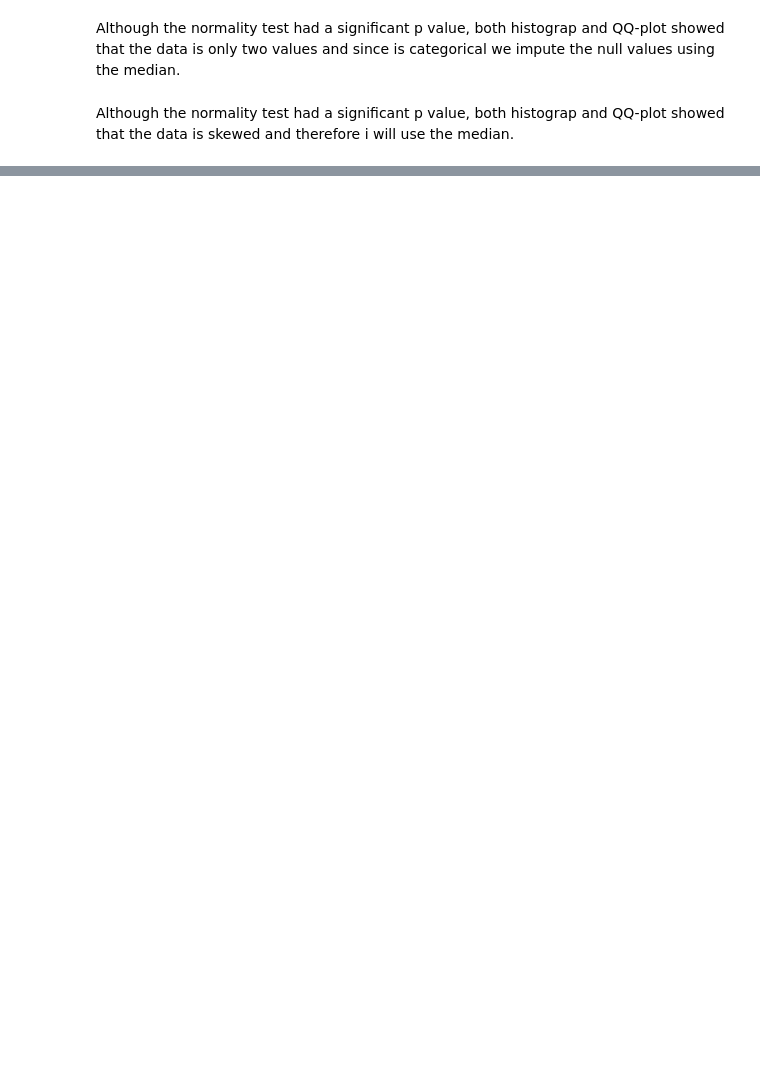
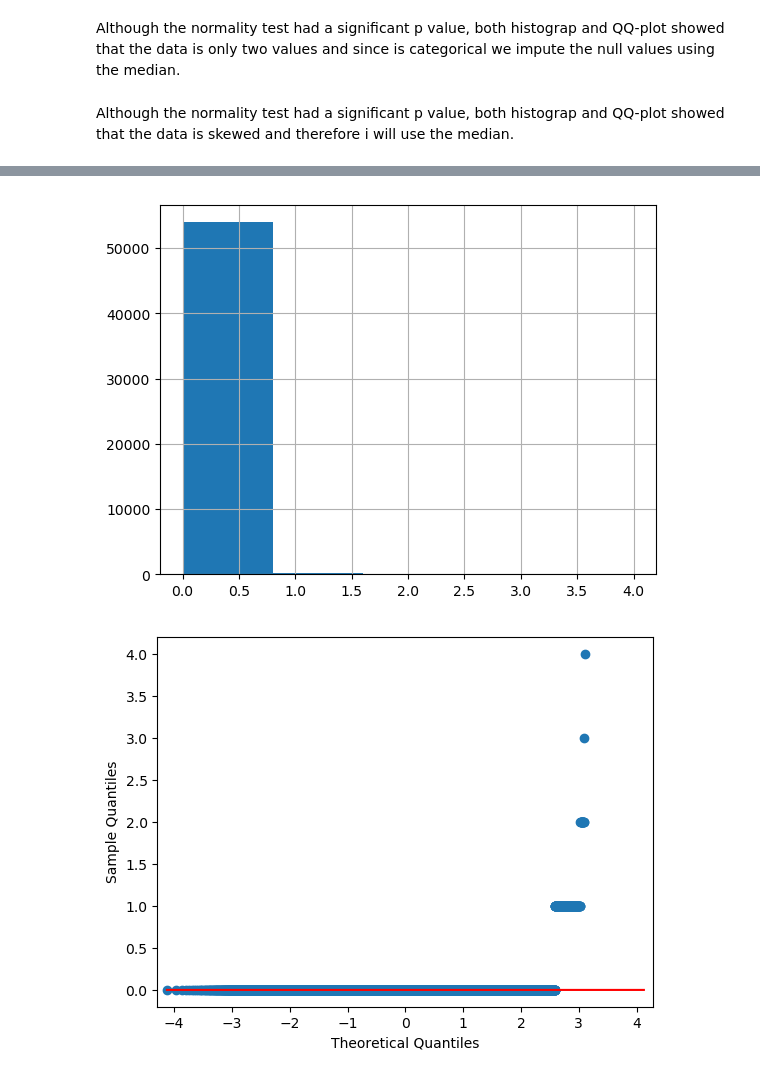
Before and after one commit to ChristianDaza/EDA_finance, a Jupyter notebook: SRC/EDA.ipynb, the cells around one changed output, grey strips where cells are left out. Cells and saved outputs as stored; diff of their text form; code cells hidden in the pictures; blank space fills up the shorter version.

```diff
--- a/SRC/EDA.ipynb
+++ b/SRC/EDA.ipynb
@@ -205,0 +300,6 @@ The histogram showed significant skewness of the data but since the data is date
+# %%
+#Create histogram
+df_prep.dataframe["collections_12_mths_ex_med"].hist(bins=5)
+# %% [output]
+[figure, added]
+[figure, added]
```
Also changed, not shown: parts of 23 cells of this notebook.
